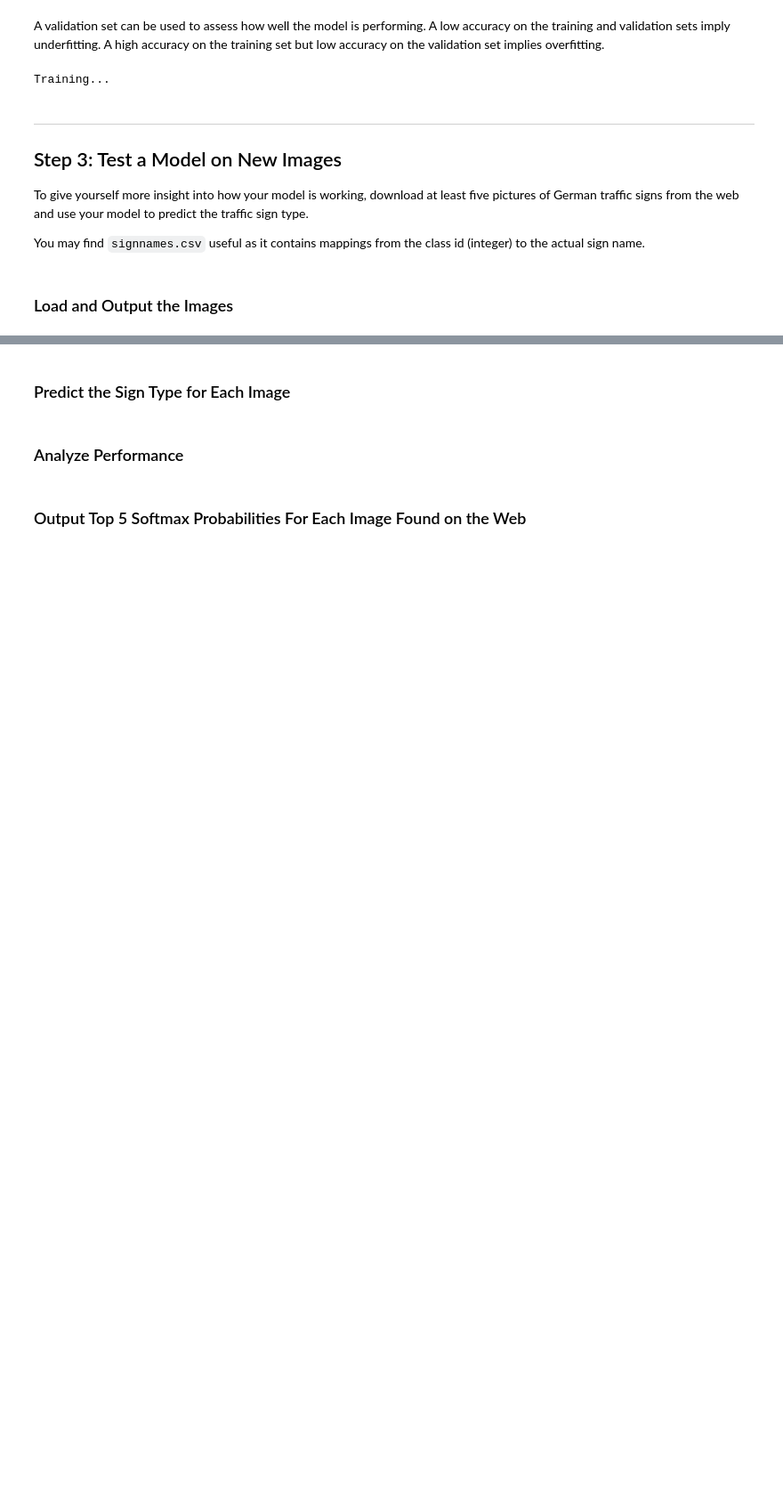
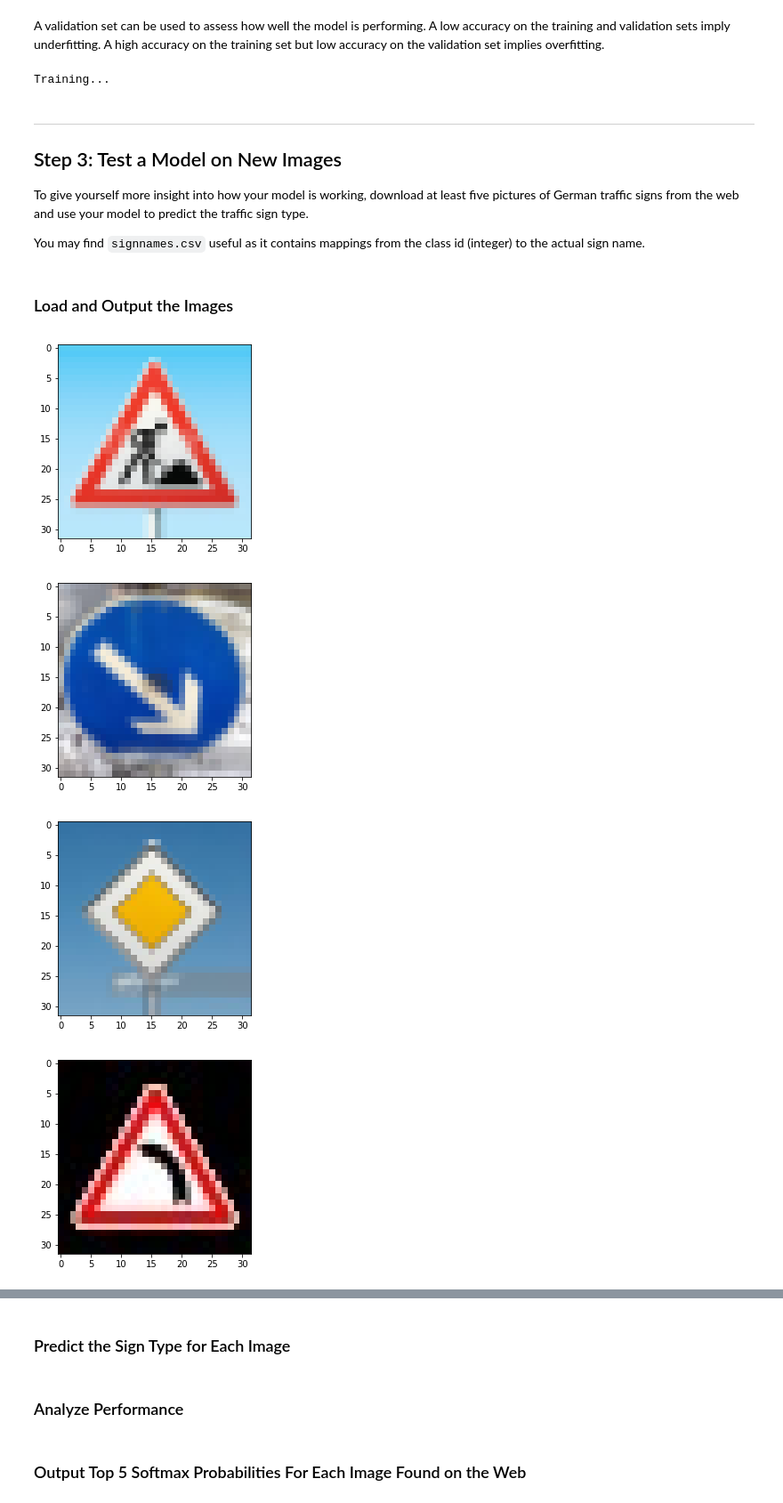
Before and after one commit to wpliu25/CarND-Traffic-Sign-Classifier-Project, a Jupyter notebook: Traffic_Sign_Classifier.ipynb, the cells around one changed output, grey strips where cells are left out. Shown at 89% size. Cells and saved outputs as stored; diff of their text form; code cells hidden in the pictures; blank space fills up the shorter version.

```diff
--- a/Traffic_Sign_Classifier.ipynb
+++ b/Traffic_Sign_Classifier.ipynb
@@ -355,13 +446,18 @@ You may find `signnames.csv` useful as it contains mappings from the class id (i
 # %%
 ### Load the images and plot them here.
 ### Feel free to use as many code cells as needed.
 import os
 import matplotlib.image as mpimg
 import numpy as np
 
 # test on own images
-new_images = np.array([mpimg.imread("new_images/" + imageName) for imageName in os.listdir("new_images")])
+x_new_images = np.array([mpimg.imread("new_images/" + imageName) for imageName in os.listdir("new_images")])
 
-# for image in own_images:
-#     plt.imshow(image)
-#     plt.show()
+for image in x_new_images:
+     plt.imshow(image)
+     plt.show()
+# %% [output]
+[figure, added]
+[figure, added]
+[figure, added]
+[figure, added]
```
Also changed, not shown: parts of 14 cells of this notebook, 4 other files.
